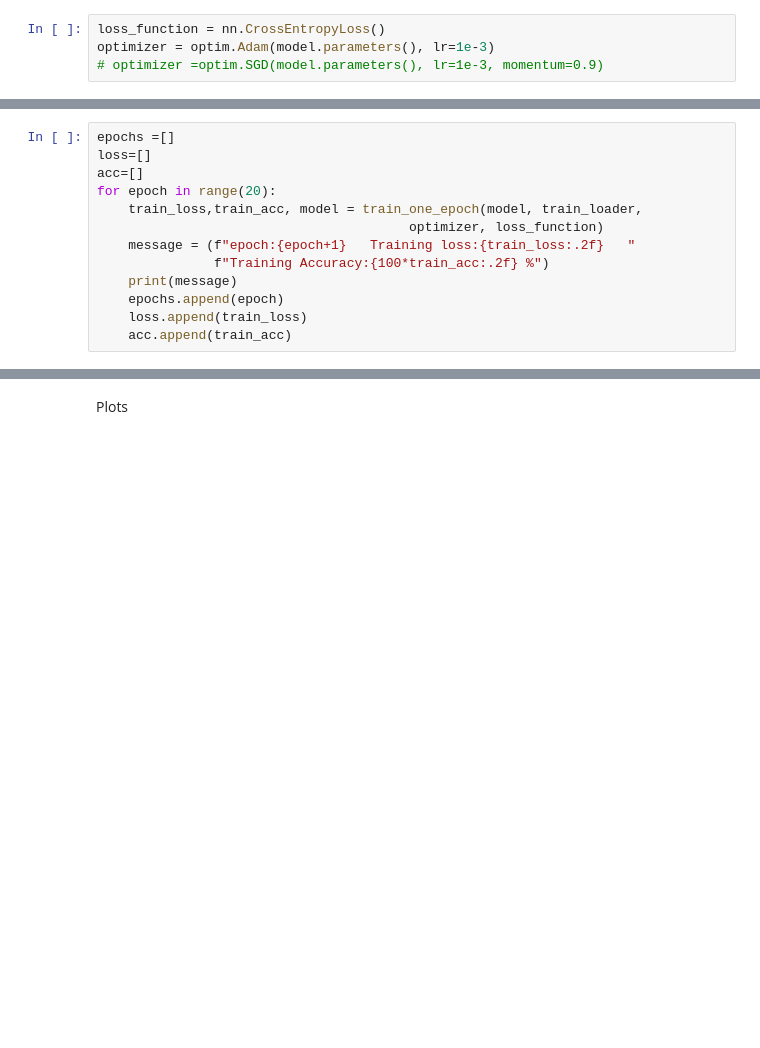
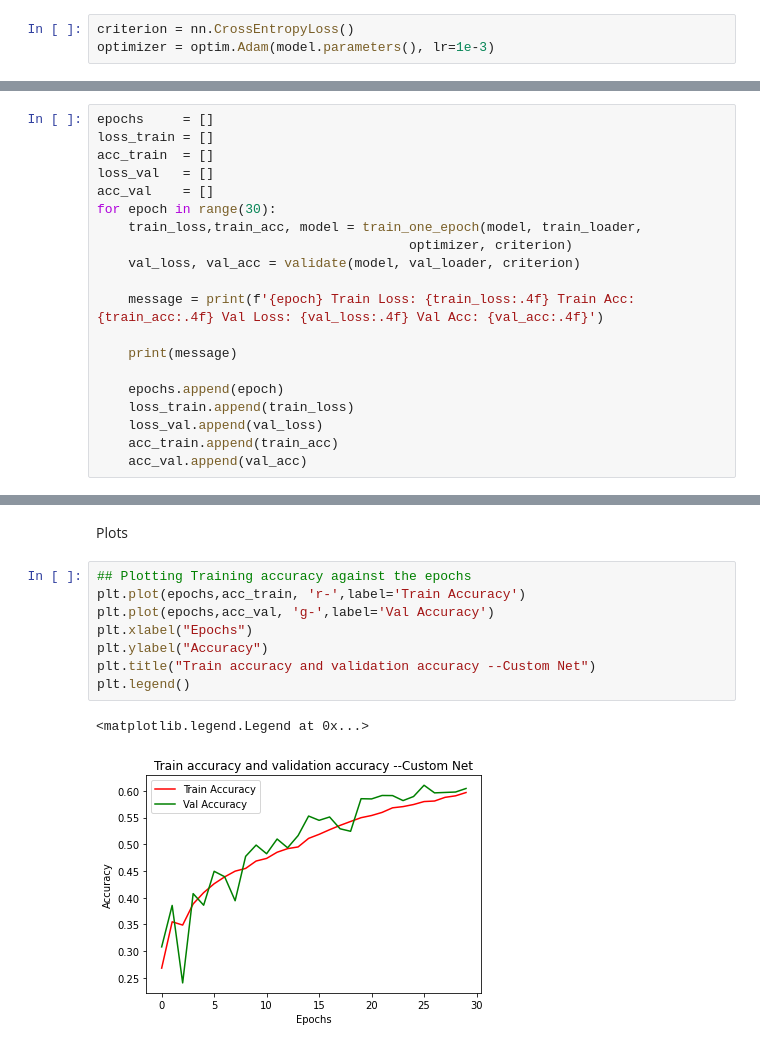
Before and after one commit to psb7/CIFAR10-classifier, a Jupyter notebook: CIFAR10_classifier.ipynb, the cells around one changed output, grey strips where cells are left out. Drawn from its saved outputs; the diff is of its cells as text; blank space fills up the shorter version.

```diff
--- a/CIFAR10_classifier.ipynb
+++ b/CIFAR10_classifier.ipynb
@@ -186,9 +150,8 @@ If you use a less common loss function, please note why you chose that loss func
 # %%
 model = mynet().to(device)
 # %%
-loss_function = nn.CrossEntropyLoss()
+criterion = nn.CrossEntropyLoss()
 optimizer = optim.Adam(model.parameters(), lr=1e-3)
-# optimizer =optim.SGD(model.parameters(), lr=1e-3, momentum=0.9)
 # %% [markdown]
 ## Running your Neural Network
 Use whatever method you like to train your neural network, and ensure you record the average loss at each epoch.
@@ -225,16 +204,23 @@ def train_one_epoch(model, trainloader, optimizer, criterion):
     avg_train_acc = train_accuracy/(batch_idx+1)
     return avg_train_loss, avg_train_acc, model
 # %%
-epochs =[]
-loss=[]
-acc=[]
-for epoch in range(20):
+epochs     = []
+loss_train = []
+acc_train  = []
+loss_val   = []
+acc_val    = []
+for epoch in range(30):
     train_loss,train_acc, model = train_one_epoch(model, train_loader,
-                                        optimizer, loss_function)
-    message = (f"epoch:{epoch+1}   Training loss:{train_loss:.2f}   "
-               f"Training Accuracy:{100*train_acc:.2f} %")
+                                        optimizer, criterion)
+    val_loss, val_acc = validate(model, val_loader, criterion)
+
+    message = print(f'{epoch} Train Loss: {train_loss:.4f} Train Acc: {train_acc:.4f} Val Loss: {val_loss:.4f} Val Acc: {val_acc:.4f}')
+
     print(message)
+
     epochs.append(epoch)
-    loss.append(train_loss)
-    acc.append(train_acc)
+    loss_train.append(train_loss)
+    loss_val.append(val_loss)
+    acc_train.append(train_acc)
+    acc_val.append(val_acc)
 # %% [output]
@@ -261,2 +244,13 @@ epoch:20   Training loss:1.85   Training Accuracy:60.75 %
 # %% [markdown]
 Plots
+# %%
+## Plotting Training accuracy against the epochs
+plt.plot(epochs,acc_train, 'r-',label='Train Accuracy')
+plt.plot(epochs,acc_val, 'g-',label='Val Accuracy')
+plt.xlabel("Epochs")
+plt.ylabel("Accuracy")
+plt.title("Train accuracy and validation accuracy --Custom Net")
+plt.legend()
+# %% [output]
+<matplotlib.legend.Legend at 0x...>
+[figure, added]
```
Also changed, not shown: parts of 42 cells of this notebook, 1 other file.
